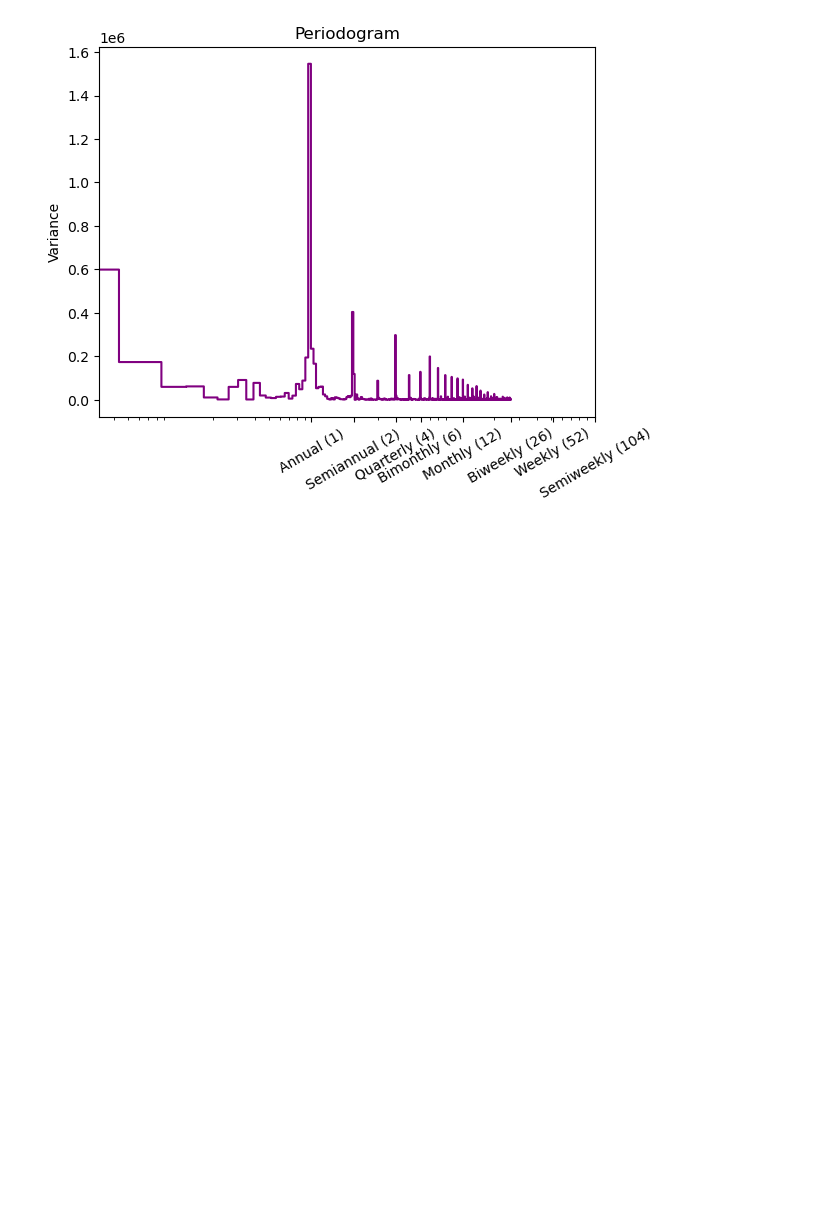
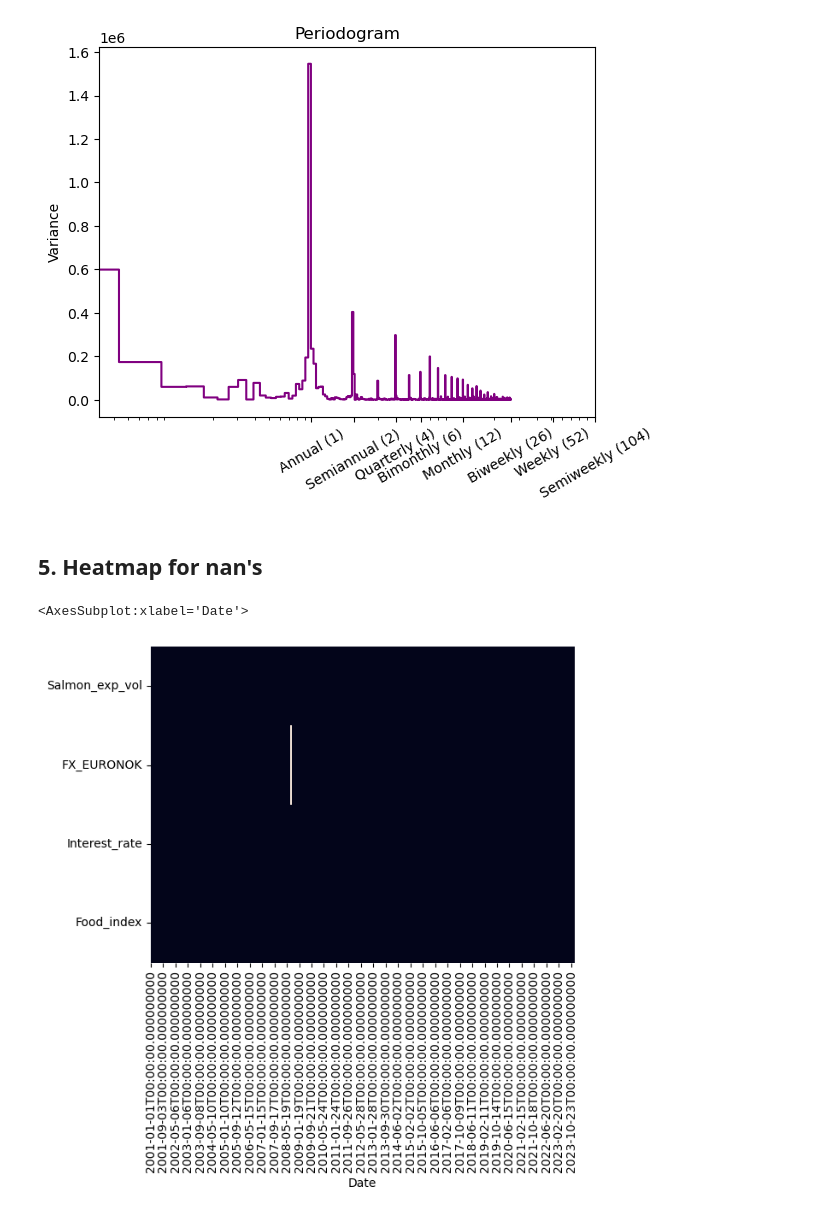
Before and after one commit to DataJakob/Various-School-Projects, a Jupyter notebook: Advanced Topics in Deep Learning/Exploratory_Data_Analysis.ipynb, the cells around one changed output. Saved outputs shown, nothing was run; the diff lists cells and outputs as text; code cells hidden in the pictures; blank space fills up the shorter version.

```diff
--- a/Advanced Topics in Deep Learning/Exploratory_Data_Analysis.ipynb
+++ b/Advanced Topics in Deep Learning/Exploratory_Data_Analysis.ipynb
@@ -104,3 +105,10 @@ plot_periodogram(df['Salmon_exp_vol'])
 # %% [output]
 <AxesSubplot:title={'center':'Periodogram'}, ylabel='Variance'>
 [figure]
+# %% [markdown]
+<h2> 5. Heatmap for nan's
+# %%
+sns.heatmap(df.isna().transpose(),cbar=False)
+# %% [output]
+<AxesSubplot:xlabel='Date'>
+[figure, added]
```
Also changed, not shown: parts of 1 cell of this notebook.
